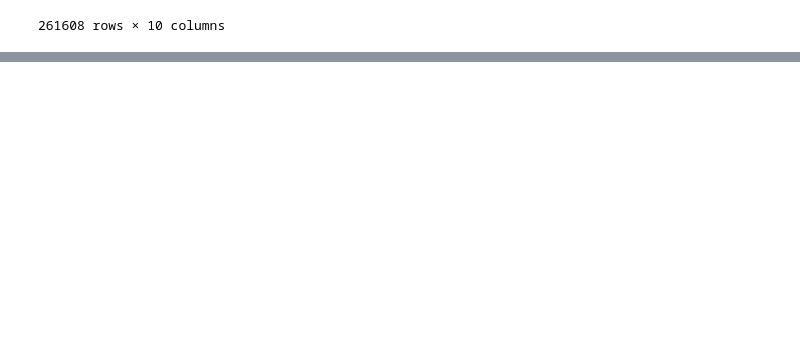
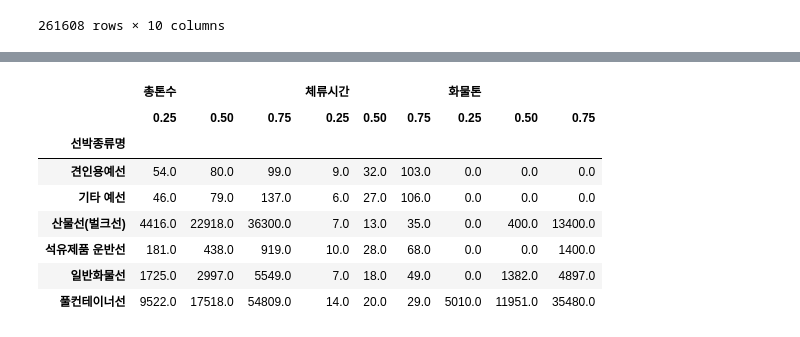
Before and after one commit to dorothy1088/smartport, a Jupyter notebook: clustering.ipynb, the cells around one changed output, grey strips where cells are left out. Drawn from its saved outputs; the diff is of its cells as text; code cells hidden in the pictures; blank space fills up the shorter version.

```diff
--- a/clustering.ipynb
+++ b/clustering.ipynb
@@ -254,0 +279,15 @@ vessels
+# %%
+top_vessels = vessels['선박종류명'].value_counts().head(6)
+top = vessels[vessels['선박종류명'].isin(top_vessels.index)]
+quartiles = top.groupby('선박종류명')[['총톤수', '체류시간', '화물톤']].quantile([0.25, 0.5, 0.75]).unstack().round(0)
+quartiles
+# %% [output]
+|  | 총톤수 |  |  | 체류시간 |  |  | 화물톤 |  |  |
+|  | 0.25 | 0.50 | 0.75 | 0.25 | 0.50 | 0.75 | 0.25 | 0.50 | 0.75 |
+| 선박종류명 |  |  |  |  |  |  |  |  |  |
+| 견인용예선 | 54.0 | 80.0 | 99.0 | 9.0 | 32.0 | 103.0 | 0.0 | 0.0 | 0.0 |
+| 기타 예선 | 46.0 | 79.0 | 137.0 | 6.0 | 27.0 | 106.0 | 0.0 | 0.0 | 0.0 |
+| 산물선(벌크선) | 4416.0 | 22918.0 | 36300.0 | 7.0 | 13.0 | 35.0 | 0.0 | 400.0 | 13400.0 |
+| 석유제품 운반선 | 181.0 | 438.0 | 919.0 | 10.0 | 28.0 | 68.0 | 0.0 | 0.0 | 1400.0 |
+| 일반화물선 | 1725.0 | 2997.0 | 5549.0 | 7.0 | 18.0 | 49.0 | 0.0 | 1382.0 | 4897.0 |
+| 풀컨테이너선 | 9522.0 | 17518.0 | 54809.0 | 14.0 | 20.0 | 29.0 | 5010.0 | 11951.0 | 35480.0 |
```
Also changed, not shown: parts of 6 cells of this notebook.
